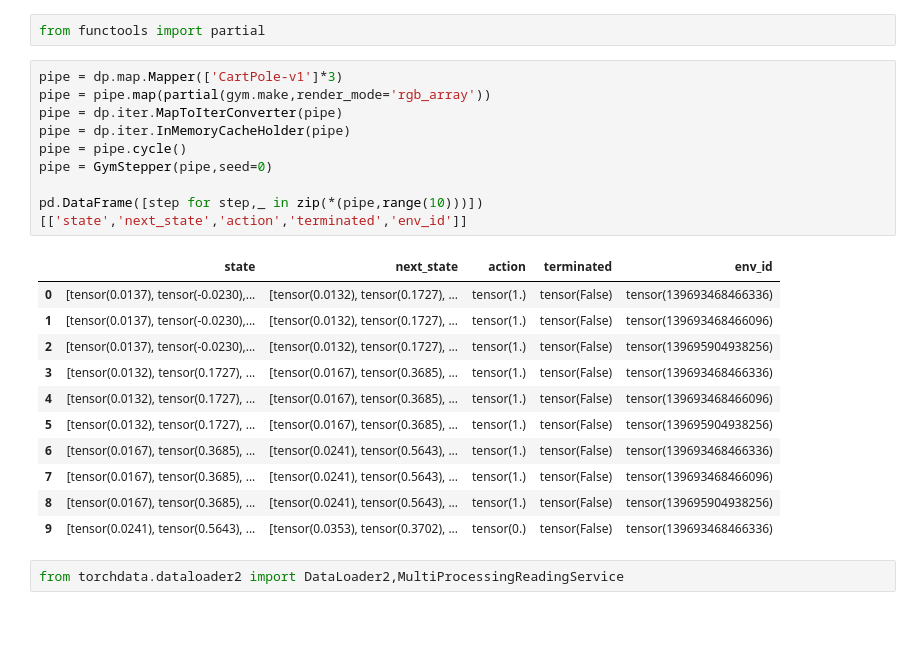
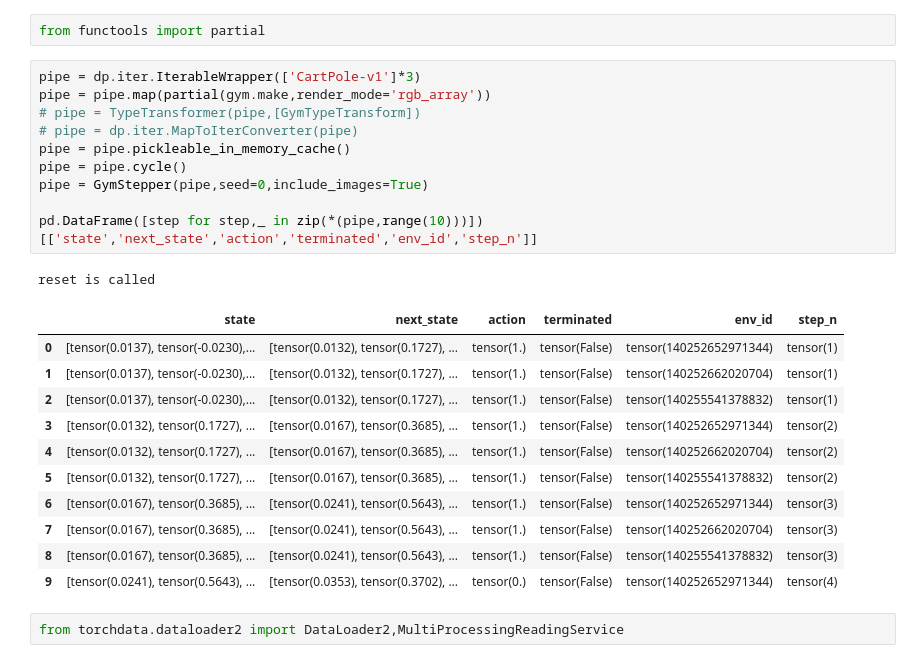
Before and after one commit to josiahls/fastrl, a Jupyter notebook: nbs/03_Environment/05b_envs.gym.ipynb, the cells around one changed output. Saved outputs shown, nothing was run; the diff lists cells and outputs as text; blank space fills up the shorter version.

```diff
--- a/nbs/03_Environment/05b_envs.gym.ipynb
+++ b/nbs/03_Environment/05b_envs.gym.ipynb
@@ -212,26 +215,28 @@ pd.DataFrame([step for step,_ in zip(*(pipe,range(10)))])[['state','next_state',
 # %%
 from functools import partial
 # %%
-pipe = dp.map.Mapper(['CartPole-v1']*3)
+pipe = dp.iter.IterableWrapper(['CartPole-v1']*3)
 pipe = pipe.map(partial(gym.make,render_mode='rgb_array'))
-pipe = dp.iter.MapToIterConverter(pipe)
-pipe = dp.iter.InMemoryCacheHolder(pipe)
+# pipe = TypeTransformer(pipe,[GymTypeTransform])
+# pipe = dp.iter.MapToIterConverter(pipe)
+pipe = pipe.pickleable_in_memory_cache()
 pipe = pipe.cycle()
-pipe = GymStepper(pipe,seed=0)
+pipe = GymStepper(pipe,seed=0,include_images=True)
 
-pd.DataFrame([step for step,_ in zip(*(pipe,range(10)))])[['state','next_state','action','terminated','env_id']]
+pd.DataFrame([step for step,_ in zip(*(pipe,range(10)))])[['state','next_state','action','terminated','env_id','step_n']]
 # %% [output]
+reset is called
-|  | state | next_state | action | terminated | env_id |
-| 0 | [tensor(0.0137), tensor(-0.0230),... | [tensor(0.0132), tensor(0.1727), ... | tensor(1.) | tensor(False) | tensor(139693468466336) |
-| 1 | [tensor(0.0137), tensor(-0.0230),... | [tensor(0.0132), tensor(0.1727), ... | tensor(1.) | tensor(False) | tensor(139693468466096) |
-| 2 | [tensor(0.0137), tensor(-0.0230),... | [tensor(0.0132), tensor(0.1727), ... | tensor(1.) | tensor(False) | tensor(139695904938256) |
-| 3 | [tensor(0.0132), tensor(0.1727), ... | [tensor(0.0167), tensor(0.3685), ... | tensor(1.) | tensor(False) | tensor(139693468466336) |
-| 4 | [tensor(0.0132), tensor(0.1727), ... | [tensor(0.0167), tensor(0.3685), ... | tensor(1.) | tensor(False) | tensor(139693468466096) |
-| 5 | [tensor(0.0132), tensor(0.1727), ... | [tensor(0.0167), tensor(0.3685), ... | tensor(1.) | tensor(False) | tensor(139695904938256) |
-| 6 | [tensor(0.0167), tensor(0.3685), ... | [tensor(0.0241), tensor(0.5643), ... | tensor(1.) | tensor(False) | tensor(139693468466336) |
-| 7 | [tensor(0.0167), tensor(0.3685), ... | [tensor(0.0241), tensor(0.5643), ... | tensor(1.) | tensor(False) | tensor(139693468466096) |
-| 8 | [tensor(0.0167), tensor(0.3685), ... | [tensor(0.0241), tensor(0.5643), ... | tensor(1.) | tensor(False) | tensor(139695904938256) |
-| 9 | [tensor(0.0241), tensor(0.5643), ... | [tensor(0.0353), tensor(0.3702), ... | tensor(0.) | tensor(False) | tensor(139693468466336) |
+|  | state | next_state | action | terminated | env_id | step_n |
+| 0 | [tensor(0.0137), tensor(-0.0230),... | [tensor(0.0132), tensor(0.1727), ... | tensor(1.) | tensor(False) | tensor(140252652971344) | tensor(1) |
+| 1 | [tensor(0.0137), tensor(-0.0230),... | [tensor(0.0132), tensor(0.1727), ... | tensor(1.) | tensor(False) | tensor(140252662020704) | tensor(1) |
+| 2 | [tensor(0.0137), tensor(-0.0230),... | [tensor(0.0132), tensor(0.1727), ... | tensor(1.) | tensor(False) | tensor(140255541378832) | tensor(1) |
+| 3 | [tensor(0.0132), tensor(0.1727), ... | [tensor(0.0167), tensor(0.3685), ... | tensor(1.) | tensor(False) | tensor(140252652971344) | tensor(2) |
+| 4 | [tensor(0.0132), tensor(0.1727), ... | [tensor(0.0167), tensor(0.3685), ... | tensor(1.) | tensor(False) | tensor(140252662020704) | tensor(2) |
+| 5 | [tensor(0.0132), tensor(0.1727), ... | [tensor(0.0167), tensor(0.3685), ... | tensor(1.) | tensor(False) | tensor(140255541378832) | tensor(2) |
+| 6 | [tensor(0.0167), tensor(0.3685), ... | [tensor(0.0241), tensor(0.5643), ... | tensor(1.) | tensor(False) | tensor(140252652971344) | tensor(3) |
+| 7 | [tensor(0.0167), tensor(0.3685), ... | [tensor(0.0241), tensor(0.5643), ... | tensor(1.) | tensor(False) | tensor(140252662020704) | tensor(3) |
+| 8 | [tensor(0.0167), tensor(0.3685), ... | [tensor(0.0241), tensor(0.5643), ... | tensor(1.) | tensor(False) | tensor(140255541378832) | tensor(3) |
+| 9 | [tensor(0.0241), tensor(0.5643), ... | [tensor(0.0353), tensor(0.3702), ... | tensor(0.) | tensor(False) | tensor(140252652971344) | tensor(4) |
 # %%
 from torchdata.dataloader2 import DataLoader2,MultiProcessingReadingService
 # %%
```
Also changed, not shown: parts of 14 cells of this notebook, 19 other files.
